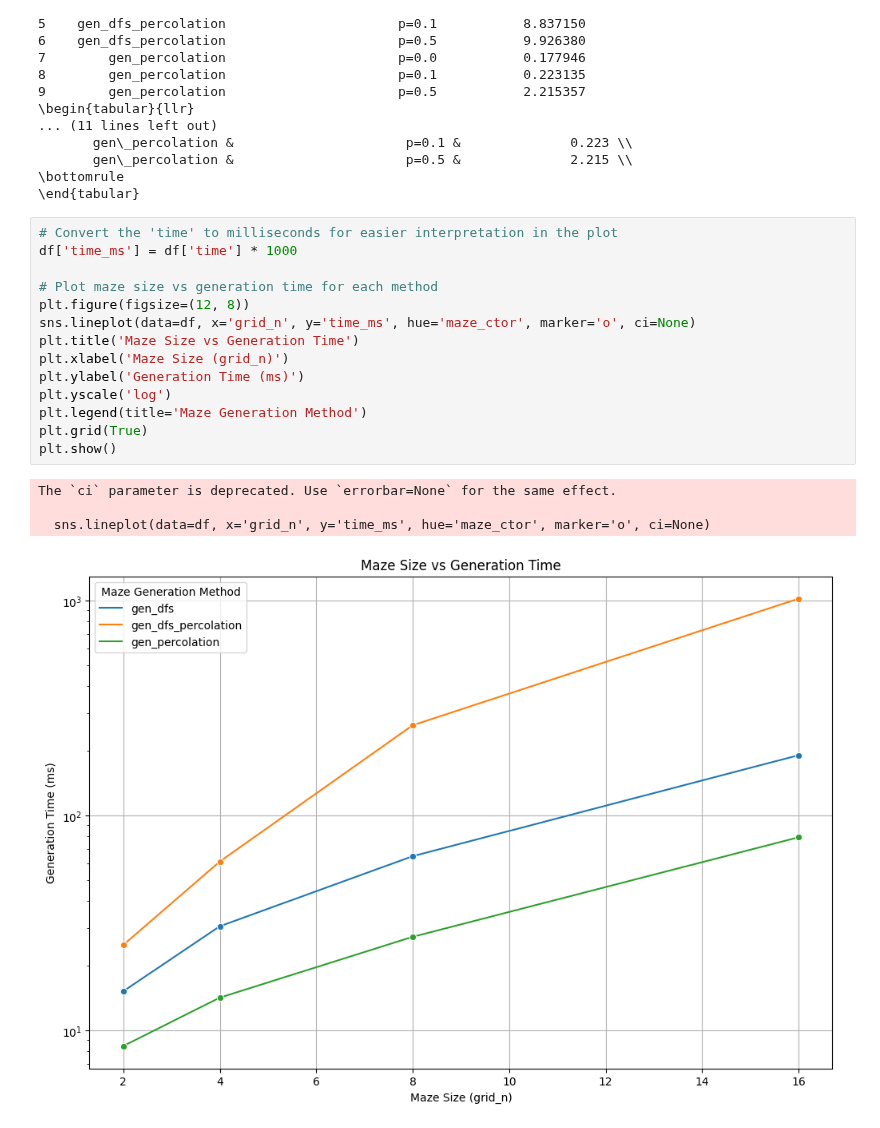
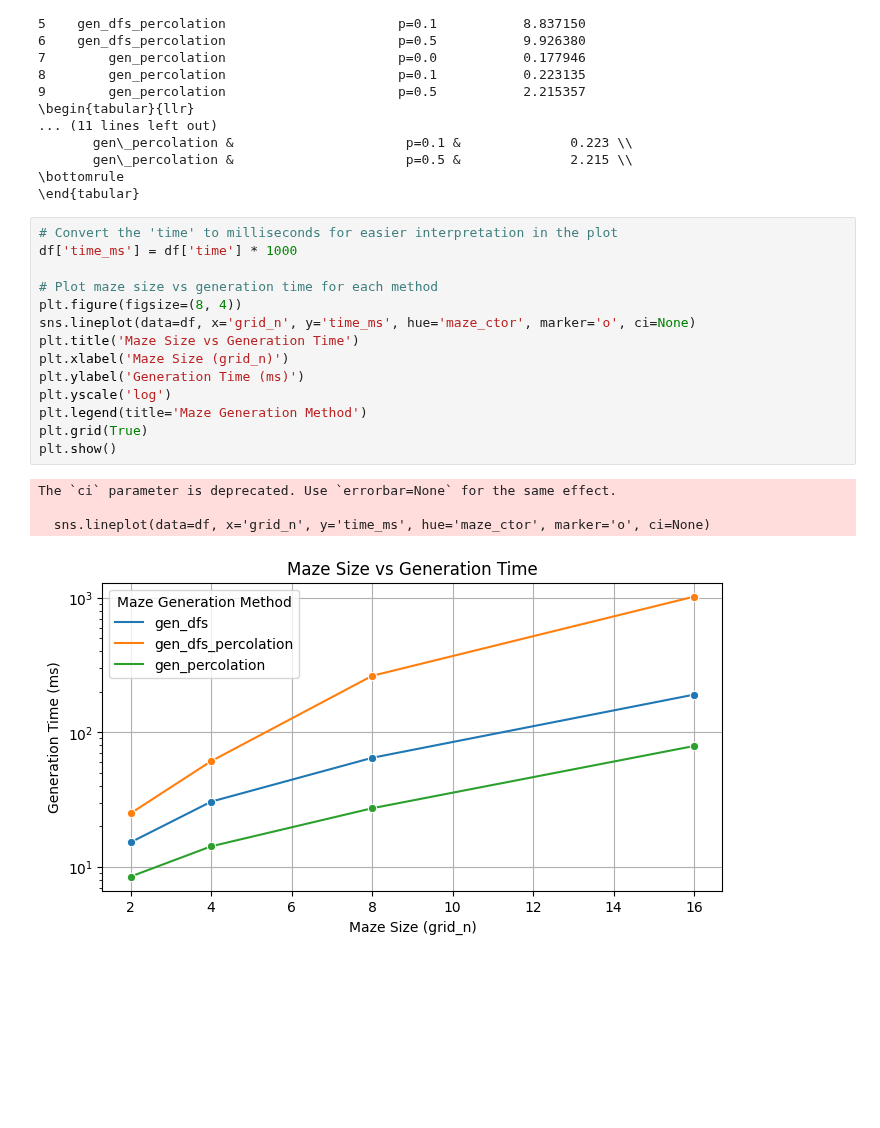
Before and after one commit to understanding-search/maze-dataset, a Jupyter notebook: docs/benchmarks/benchmark_analysis.ipynb, the cells around one changed output. Drawn from its saved outputs; the diff is of its cells as text; blank space fills up the shorter version.

```diff
--- a/docs/benchmarks/benchmark_analysis.ipynb
+++ b/docs/benchmarks/benchmark_analysis.ipynb
@@ -56,21 +56,21 @@ print(latex_table)
 # %%
 # Convert the 'time' to milliseconds for easier interpretation in the plot
 df['time_ms'] = df['time'] * 1000
 
 # Plot maze size vs generation time for each method
-plt.figure(figsize=(12, 8))
+plt.figure(figsize=(8, 4))
 sns.lineplot(data=df, x='grid_n', y='time_ms', hue='maze_ctor', marker='o', ci=None)
 plt.title('Maze Size vs Generation Time')
 plt.xlabel('Maze Size (grid_n)')
 plt.ylabel('Generation Time (ms)')
 plt.yscale('log')
 plt.legend(title='Maze Generation Method')
 plt.grid(True)
 plt.show()
 # %% [output]
 The `ci` parameter is deprecated. Use `errorbar=None` for the same effect.
 
   sns.lineplot(data=df, x='grid_n', y='time_ms', hue='maze_ctor', marker='o', ci=None)
-[figure, old version]
+[figure, new version]
 # %%
 # Plot number of mazes vs generation time for each method and maze size
```
Also changed, not shown: parts of 2 cells of this notebook, 4 other files.
